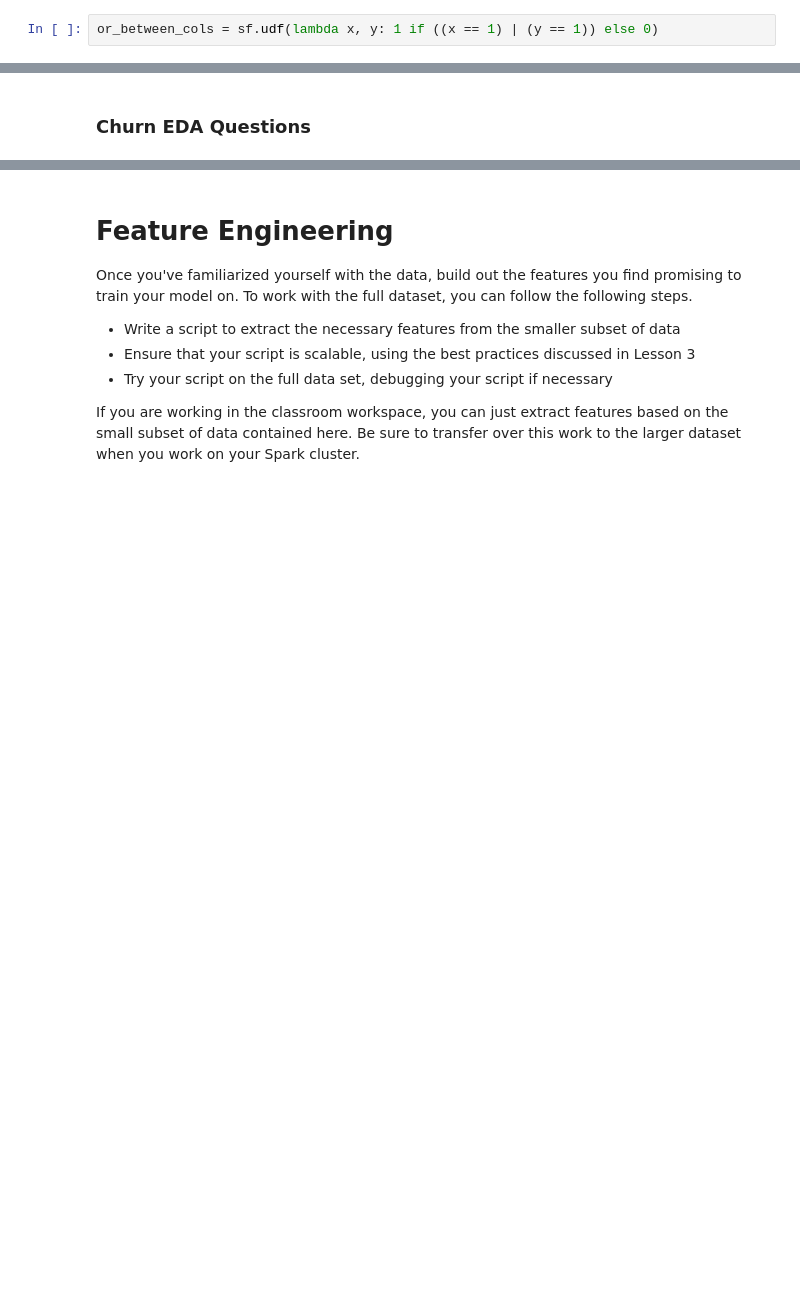
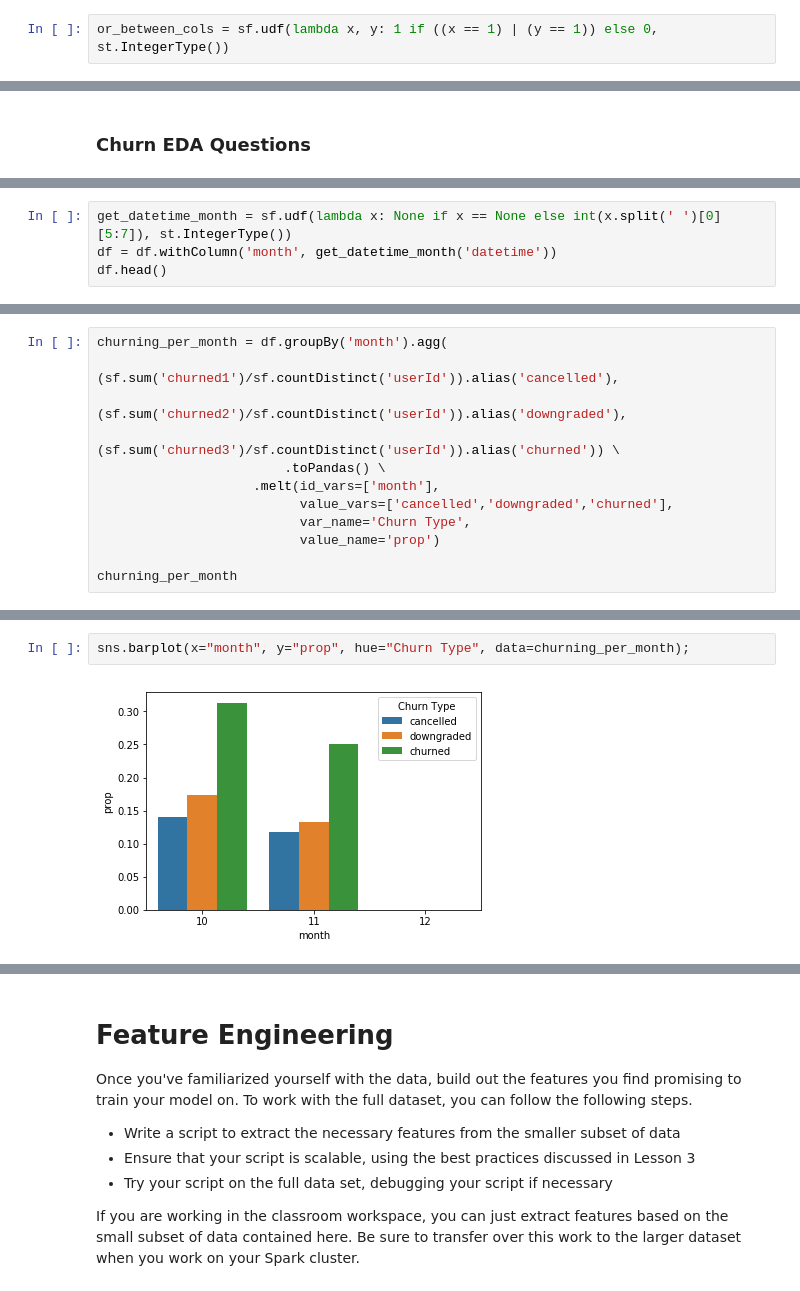
Before and after one commit to tarcisobraz/sparkify-churn-prediction, a Jupyter notebook: Sparkify.ipynb, the cells around one changed output, grey strips where cells are left out. Cells and saved outputs as stored; diff of their text form; blank space fills up the shorter version.

Commit message:
feat: Adds code to answer EDA questions on churning and non-churning users.

```diff
--- a/Sparkify.ipynb
+++ b/Sparkify.ipynb
@@ -353,7 +353,7 @@ df.select(["userId", "datetime", "page", "level", "length", "next_level", "churn
 # %% [markdown]
 ### Create Churn3 column considering both Cancellation Confirmation and Submit Downgrade events
 # %%
-or_between_cols = sf.udf(lambda x, y: 1 if ((x == 1) | (y == 1)) else 0)
+or_between_cols = sf.udf(lambda x, y: 1 if ((x == 1) | (y == 1)) else 0, st.IntegerType())
 # %%
 df = df.withColumn("churned3", or_between_cols("churned1","churned2"))
 # %%
@@ -393,0 +386,4 @@ Once you've defined churn, perform some exploratory data analysis to observe the
+# %%
+get_datetime_month = sf.udf(lambda x: None if x == None else int(x.split(' ')[0][5:7]), st.IntegerType())
+df = df.withColumn('month', get_datetime_month('datetime'))
+df.head()
@@ -393,0 +392,12 @@ Once you've defined churn, perform some exploratory data analysis to observe the
+# %%
+churning_per_month = df.groupBy('month').agg(
+                        (sf.sum('churned1')/sf.countDistinct('userId')).alias('cancelled'),
+                        (sf.sum('churned2')/sf.countDistinct('userId')).alias('downgraded'),
+                        (sf.sum('churned3')/sf.countDistinct('userId')).alias('churned')) \
+                        .toPandas() \
+                    .melt(id_vars=['month'],
+                          value_vars=['cancelled','downgraded','churned'],
+                          var_name='Churn Type',
+                          value_name='prop')
+
+churning_per_month
@@ -393,0 +415,4 @@ Once you've defined churn, perform some exploratory data analysis to observe the
+# %%
+sns.barplot(x="month", y="prop", hue="Churn Type", data=churning_per_month);
+# %% [output]
+[figure, added]
```
Also changed, not shown: parts of 24 cells of this notebook.
